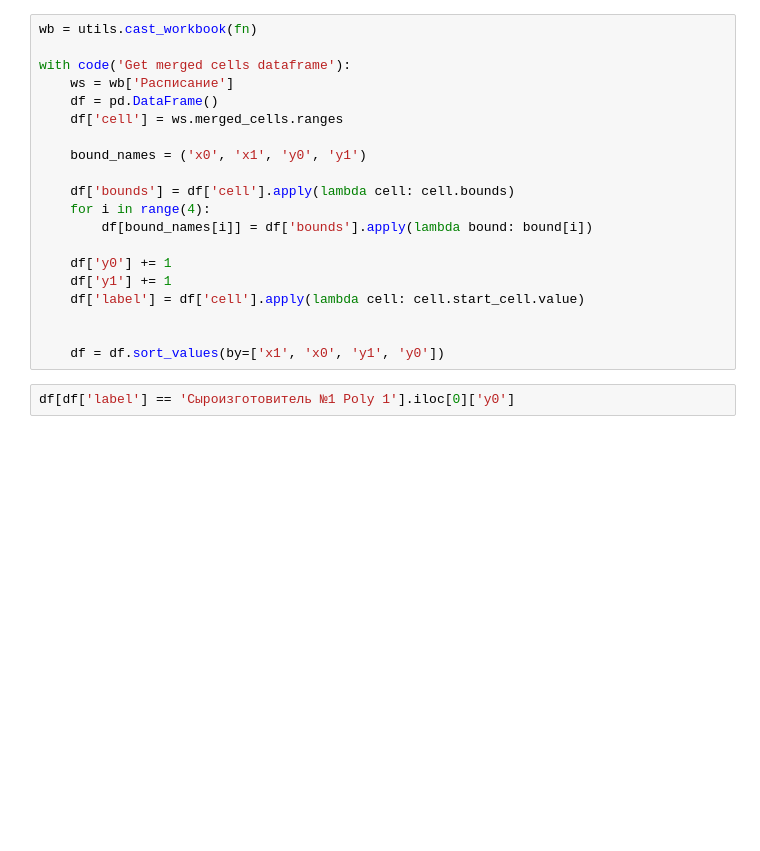
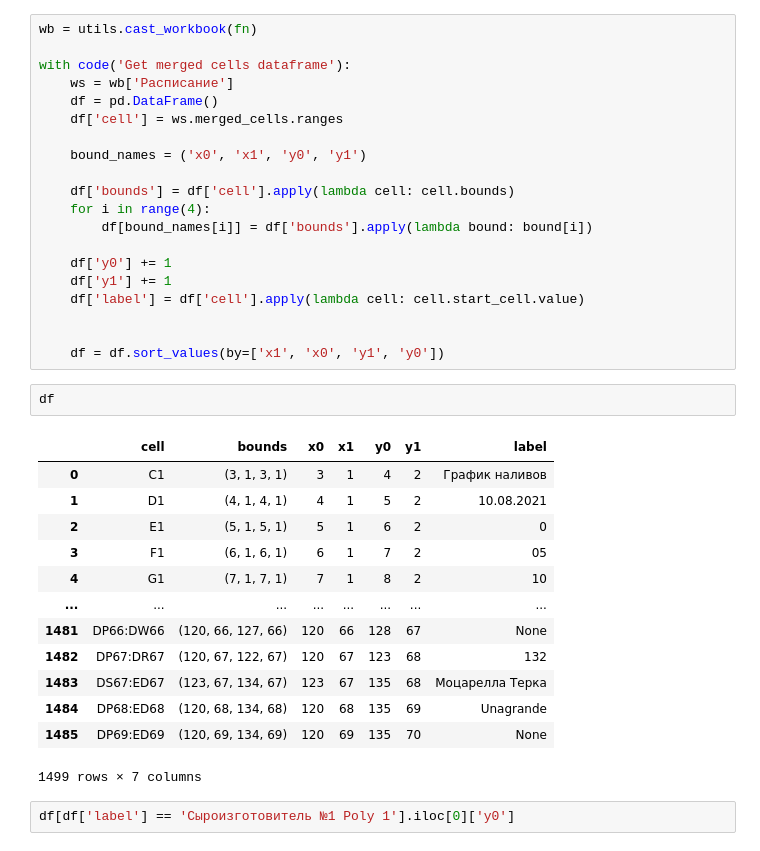
Before and after one commit to nkrokhmal/umalat, a Jupyter notebook: research/akadaner/2021.08.15 mozzarella parser.ipynb, the cells around one changed output. Saved outputs shown, nothing was run; the diff lists cells and outputs as text; blank space fills up the shorter version.

```diff
--- a/research/akadaner/2021.08.15 mozzarella parser.ipynb
+++ b/research/akadaner/2021.08.15 mozzarella parser.ipynb
@@ -336,6 +318,22 @@ with code('Get merged cells dataframe'):
 
 
     df = df.sort_values(by=['x1', 'x0', 'y1', 'y0'])
+# %%
+df
+# %% [output]
+|  | cell | bounds | x0 | x1 | y0 | y1 | label |
+| 0 | C1 | (3, 1, 3, 1) | 3 | 1 | 4 | 2 | График наливов |
+| 1 | D1 | (4, 1, 4, 1) | 4 | 1 | 5 | 2 | 10.08.2021 |
+| 2 | E1 | (5, 1, 5, 1) | 5 | 1 | 6 | 2 | 0 |
+| 3 | F1 | (6, 1, 6, 1) | 6 | 1 | 7 | 2 | 05 |
+| 4 | G1 | (7, 1, 7, 1) | 7 | 1 | 8 | 2 | 10 |
+| ... | ... | ... | ... | ... | ... | ... | ... |
+| 1481 | DP66:DW66 | (120, 66, 127, 66) | 120 | 66 | 128 | 67 | None |
+| 1482 | DP67:DR67 | (120, 67, 122, 67) | 120 | 67 | 123 | 68 | 132 |
+| 1483 | DS67:ED67 | (123, 67, 134, 67) | 123 | 67 | 135 | 68 | Моцарелла Терка |
+| 1484 | DP68:ED68 | (120, 68, 134, 68) | 120 | 68 | 135 | 69 | Unagrande |
+| 1485 | DP69:ED69 | (120, 69, 134, 69) | 120 | 69 | 135 | 70 | None |
+1499 rows × 7 columns
 # %%
 df[df['label'] == 'Сыроизготовитель №1 Poly 1'].iloc[0]['y0']
 # %% [output]
```
Also changed, not shown: parts of 9 cells of this notebook, 1 other file.
